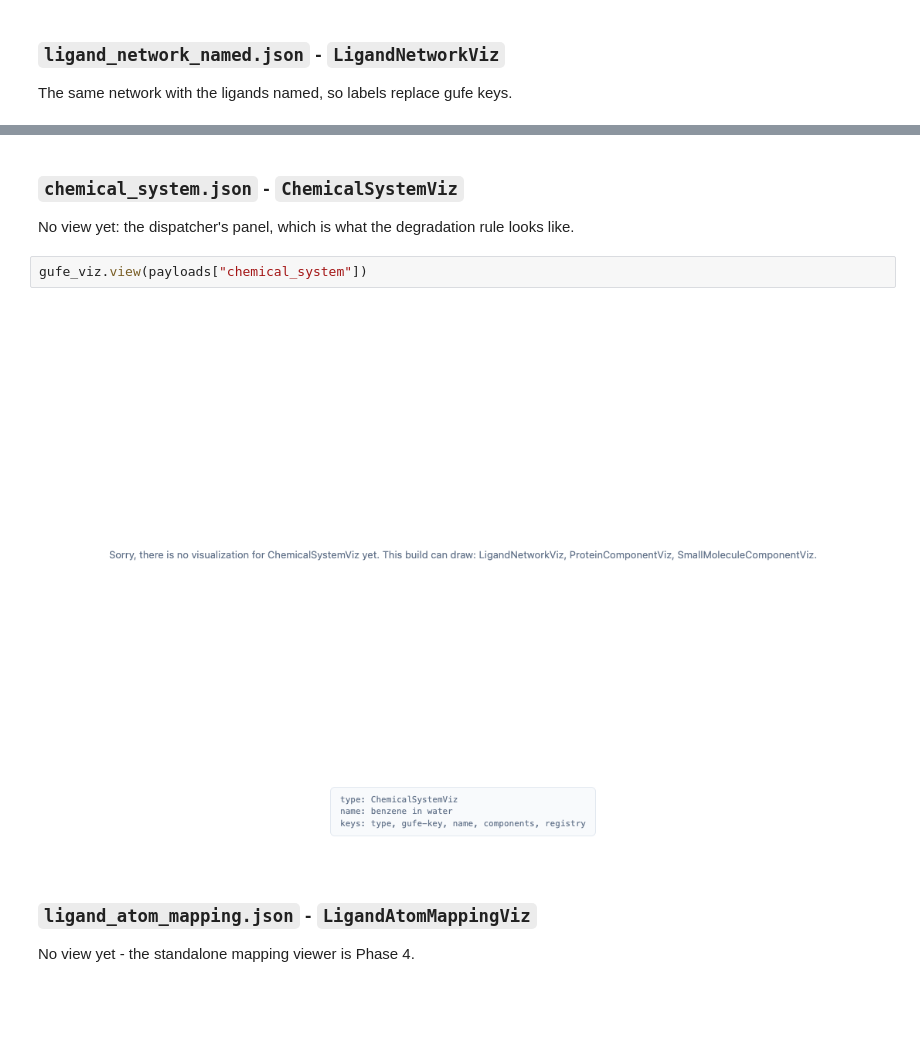
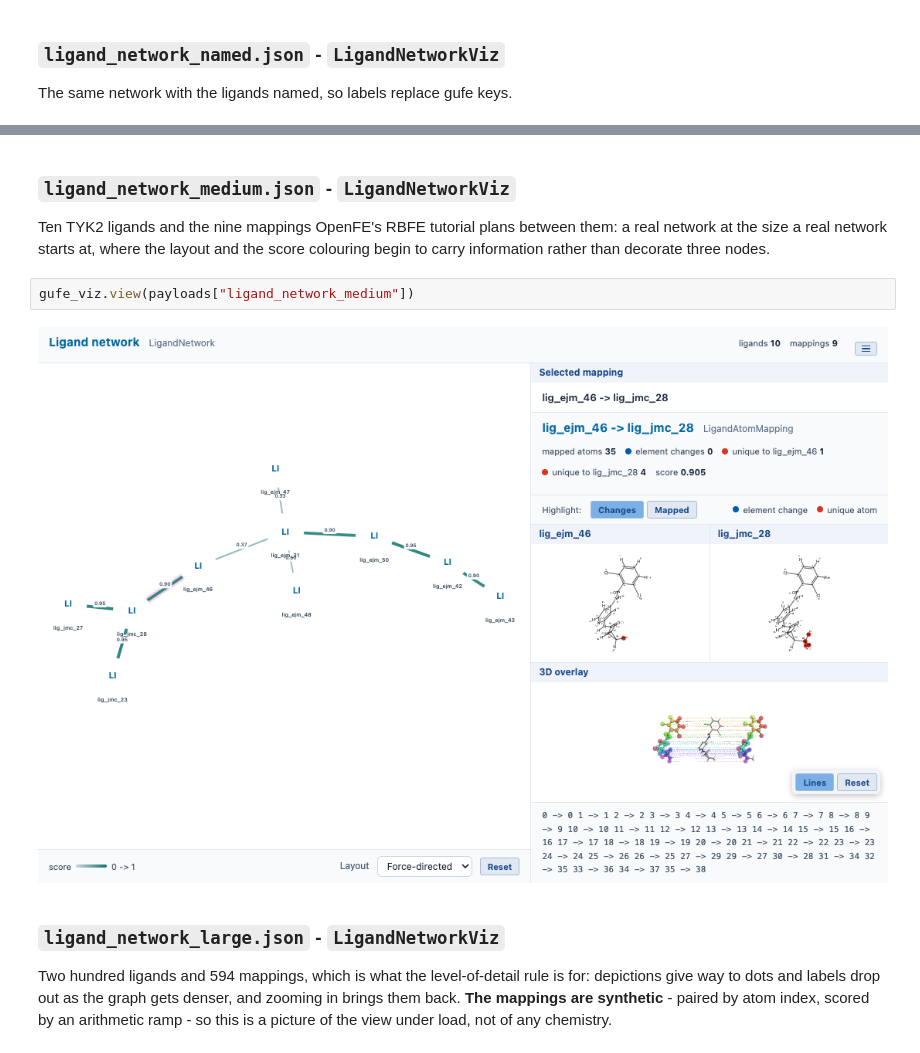
Before and after one commit to omsf-eco-infra/gufe-viz, a Jupyter notebook: examples/notebooks/gufe-viz-gallery.ipynb, the cells around one changed output, grey strips where cells are left out. Saved outputs shown, nothing was run; the diff lists cells and outputs as text; blank space fills up the shorter version.

```diff
--- a/examples/notebooks/gufe-viz-gallery.ipynb
+++ b/examples/notebooks/gufe-viz-gallery.ipynb
@@ -105,13 +105,13 @@ gufe_viz.view(payloads["ligand_network_named"])
 # %% [markdown]
-### `chemical_system.json` - `ChemicalSystemViz`
+### `ligand_network_medium.json` - `LigandNetworkViz`
 
-No view yet: the dispatcher's panel, which is what the degradation rule looks like.
+Ten TYK2 ligands and the nine mappings OpenFE's RBFE tutorial plans between them: a real network at the size a real network starts at, where the layout and the score colouring begin to carry information rather than decorate three nodes.
 # %%
-gufe_viz.view(payloads["chemical_system"])
+gufe_viz.view(payloads["ligand_network_medium"])
 # %% [output]
-[figure, old version]
+[figure, new version]
 # %% [markdown]
-### `ligand_atom_mapping.json` - `LigandAtomMappingViz`
+### `ligand_network_large.json` - `LigandNetworkViz`
 
-No view yet - the standalone mapping viewer is Phase 4.
+Two hundred ligands and 594 mappings, which is what the level-of-detail rule is for: depictions give way to dots and labels drop out as the graph gets denser, and zooming in brings them back. **The mappings are synthetic** - paired by atom index, scored by an arithmetic ramp - so this is a picture of the view under load, not of any chemistry.
 # %%
```
Also changed, not shown: parts of 15 cells of this notebook, 46 other files.
